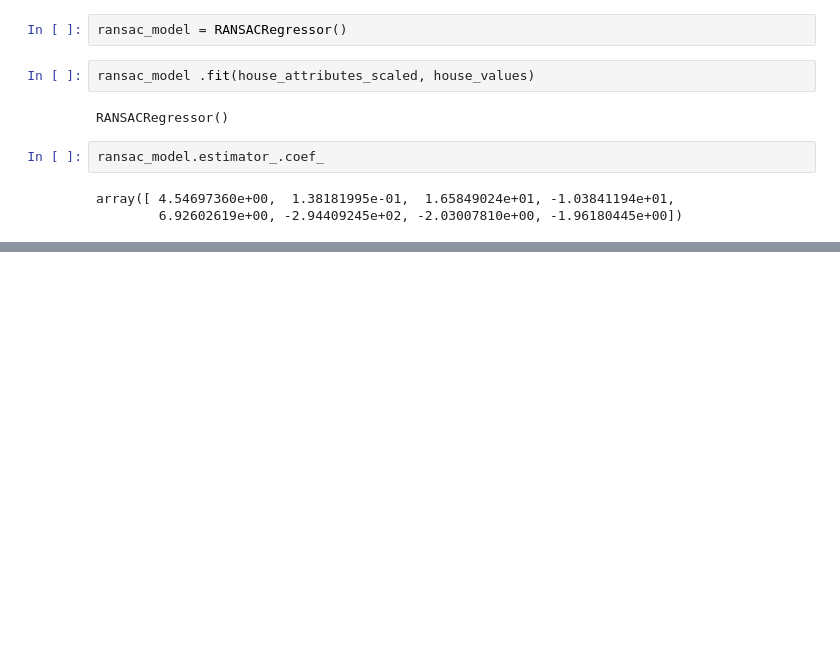
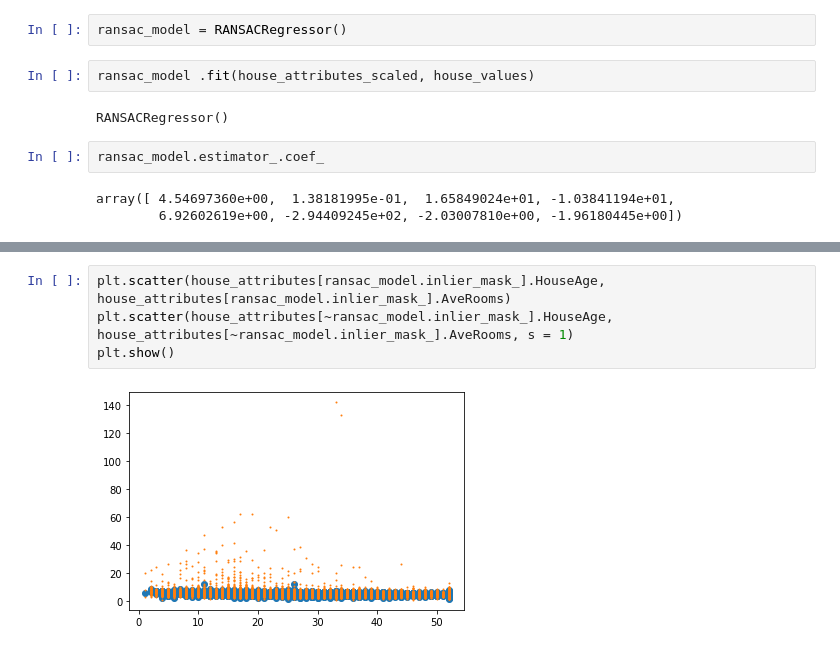
Before and after one commit to GalkaKG/Machine-Learning, a Jupyter notebook: 02.Linear and Logistic Regression/02.Linear and Logistic Regression.ipynb, the cells around one changed output, grey strips where cells are left out. Cells and saved outputs as stored; diff of their text form; blank space fills up the shorter version.

```diff
--- a/02.Linear and Logistic Regression/02.Linear and Logistic Regression.ipynb
+++ b/02.Linear and Logistic Regression/02.Linear and Logistic Regression.ipynb
@@ -365,0 +414,6 @@ array([ 4.54697360e+00,  1.38181995e-01,  1.65849024e+01, -1.03841194e+01,
+# %%
+plt.scatter(house_attributes[ransac_model.inlier_mask_].HouseAge, house_attributes[ransac_model.inlier_mask_].AveRooms)
+plt.scatter(house_attributes[~ransac_model.inlier_mask_].HouseAge, house_attributes[~ransac_model.inlier_mask_].AveRooms, s = 1)
+plt.show()
+# %% [output]
+[figure, added]
```
Also changed, not shown: parts of 8 cells of this notebook.
